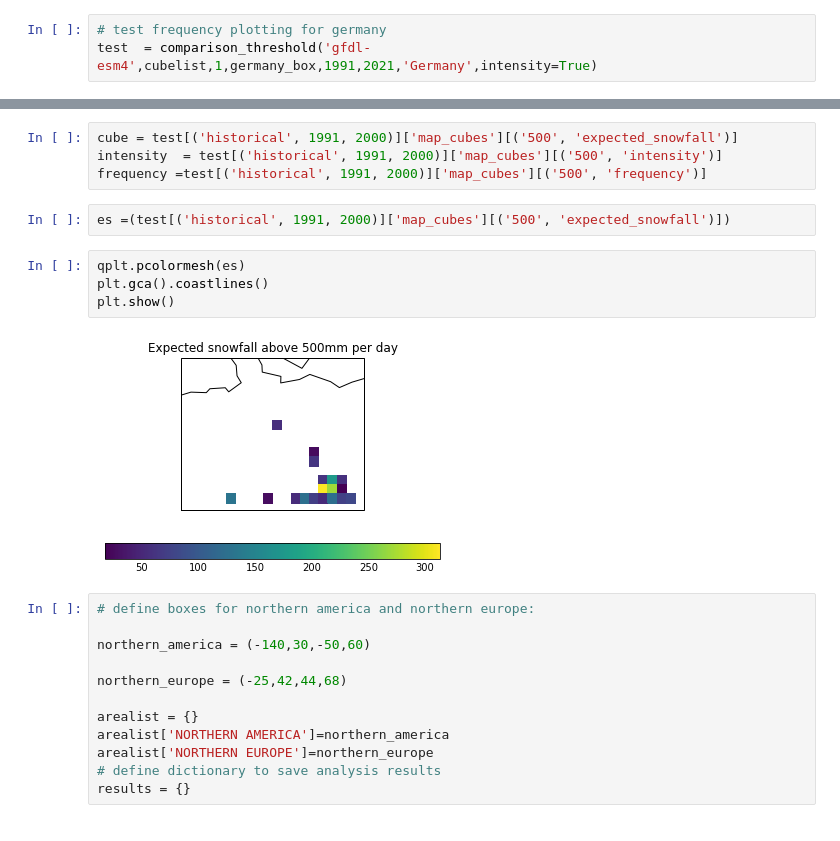
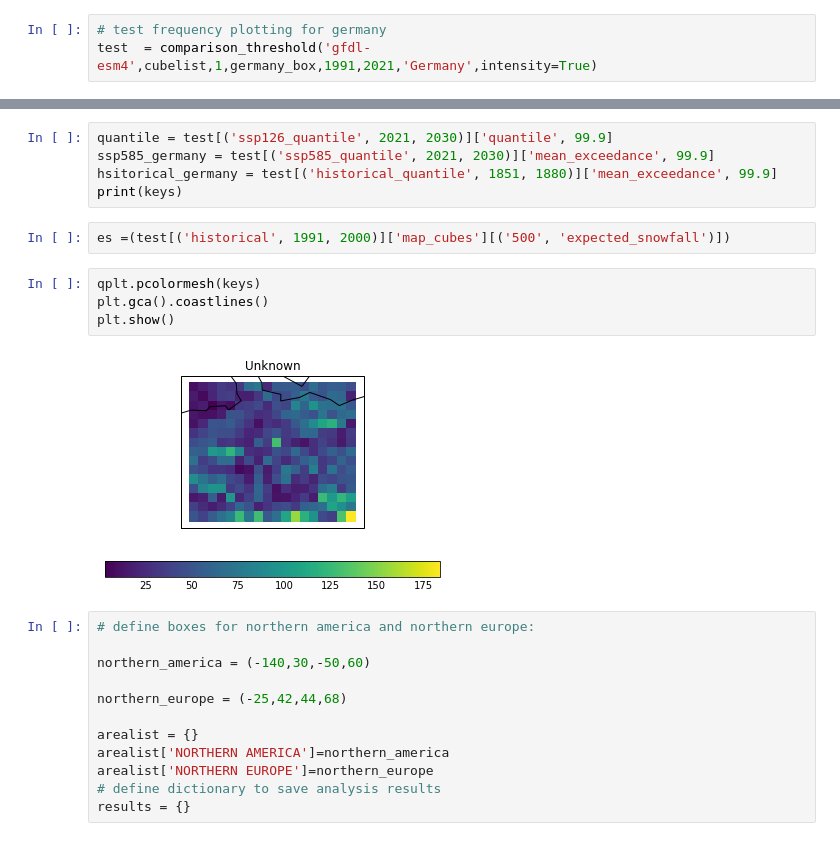
Before and after one commit to lquante/ExtremeEventEvaluation, a Jupyter notebook: MulitModelThresholdAnalysis.ipynb, the cells around one changed output, grey strips where cells are left out. Drawn from its saved outputs; the diff is of its cells as text.

Commit message:
improved plotting, including exceedance histograms

```diff
--- a/MulitModelThresholdAnalysis.ipynb
+++ b/MulitModelThresholdAnalysis.ipynb
@@ -351,15 +366,16 @@ dict_keys([('historical', 1991, 2000), ('ssp126', 2021, 2030), ('ssp370', 2021,
-# %%
-cube = test[('historical', 1991, 2000)]['map_cubes'][('500', 'expected_snowfall')]
-intensity  = test[('historical', 1991, 2000)]['map_cubes'][('500', 'intensity')]
-frequency =test[('historical', 1991, 2000)]['map_cubes'][('500', 'frequency')]
+# %%
+quantile = test[('ssp126_quantile', 2021, 2030)]['quantile', 99.9]
+ssp585_germany = test[('ssp585_quantile', 2021, 2030)]['mean_exceedance', 99.9]
+hsitorical_germany = test[('historical_quantile', 1851, 1880)]['mean_exceedance', 99.9]
+print(keys)
 # %%
 es =(test[('historical', 1991, 2000)]['map_cubes'][('500', 'expected_snowfall')])
 # %%
-qplt.pcolormesh(es)
+qplt.pcolormesh(keys)
 plt.gca().coastlines()
 plt.show()
 # %% [output]
-[figure, old version]
+[figure, new version]
 # %%
 # define boxes for northern america and northern europe:
 
```
Also changed, not shown: parts of 8 cells of this notebook, 2 other files.
